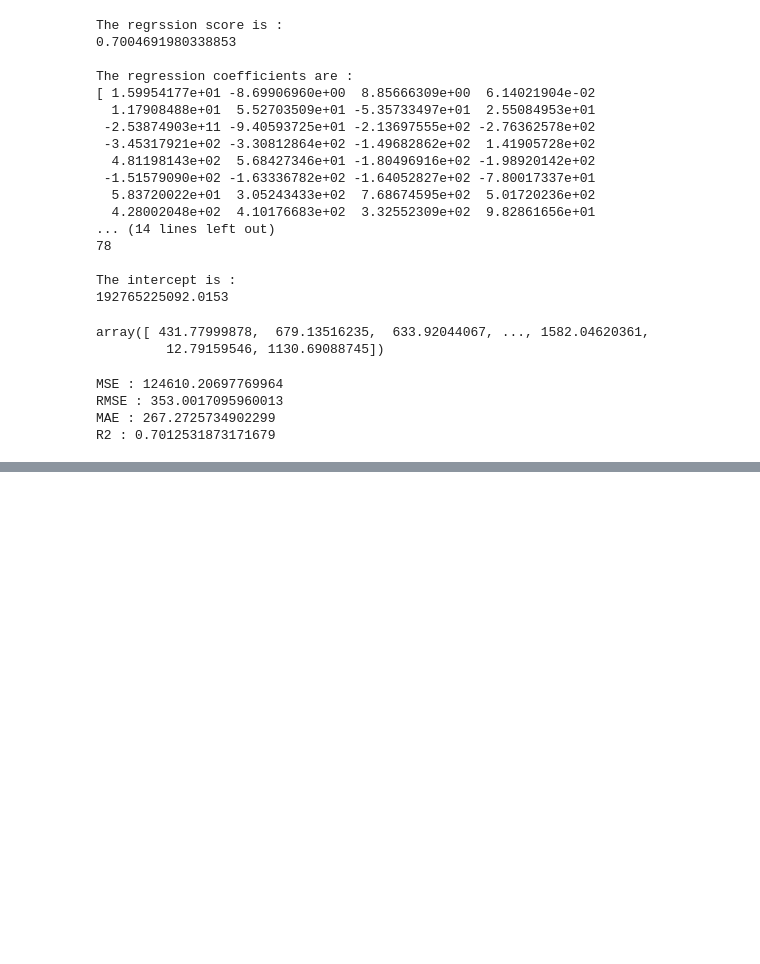
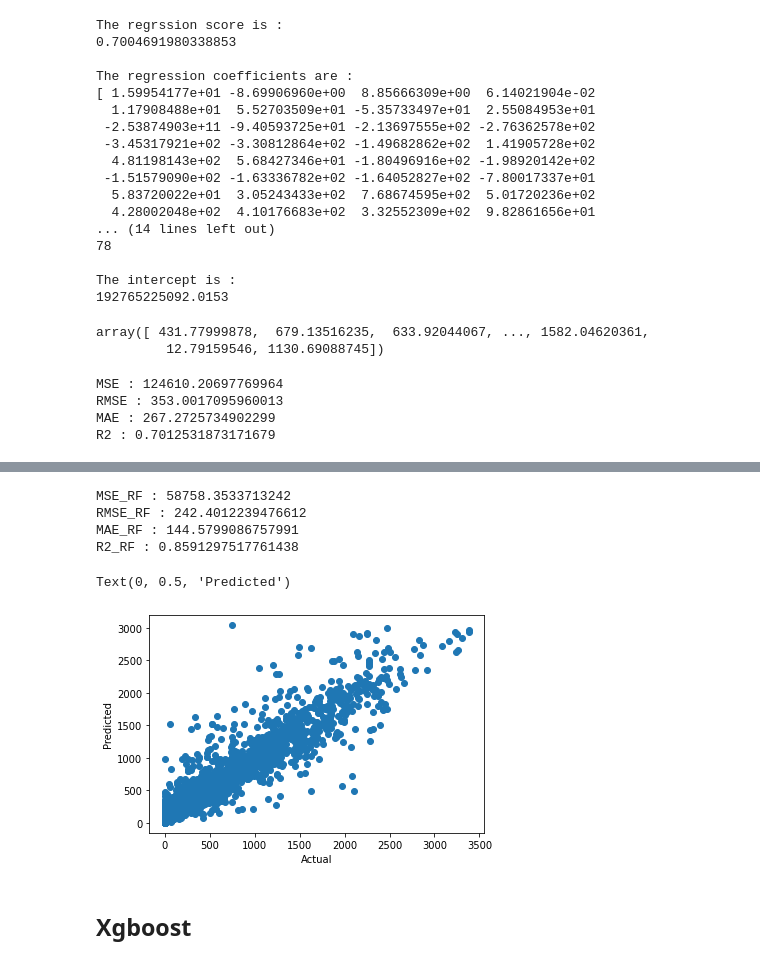
Before and after one commit to Bibhuti-MLAI/Bike-Sharing-Demand-Prediction, a Jupyter notebook: Bike_Sharing_Demand_Prediction_Capstone_Project.ipynb, the cells around one changed output, grey strips where cells are left out. Drawn from its saved outputs; the diff is of its cells as text; code cells hidden in the pictures; blank space fills up the shorter version.

```diff
--- a/Bike_Sharing_Demand_Prediction_Capstone_Project.ipynb
+++ b/Bike_Sharing_Demand_Prediction_Capstone_Project.ipynb
@@ -367,0 +519,6 @@ R2 : 0.7012531873171679
+# %%
+# Create the RandomForestRegressor
+from sklearn.ensemble import RandomForestRegressor
+rf_model = RandomForestRegressor()
+
+rf_model.fit(x_train,y_train)
@@ -367,0 +533,34 @@ R2 : 0.7012531873171679
+# %%
+# Making predictions on train and test data
+
+y_pred_train = rf_model.predict(x_train)
+y_pred_rf = rf_model.predict(x_test)
+# %%
+from sklearn.metrics import mean_squared_error
+MSE_RF= mean_squared_error(y_test, y_pred_rf)
+print("MSE_RF :",MSE_RF)
+
+RMSE_RF=np.sqrt(MSE_RF)
+print("RMSE_RF :",RMSE_RF)
+
+
+MAE_RF= mean_absolute_error(y_test, y_pred_rf)
+print("MAE_RF :",MAE_RF)
+
+from sklearn.metrics import r2_score
+R2_RF= r2_score((y_test), (y_pred_rf))
+print("R2_RF :",R2_RF)
+# %% [output]
+MSE_RF : 58758.3533713242
+RMSE_RF : 242.4012239476612
+MAE_RF : 144.5799086757991
+R2_RF : 0.8591297517761438
+# %%
+plt.scatter(y_test, y_pred_rf)
+plt.xlabel('Actual')
+plt.ylabel('Predicted')
+# %% [output]
+Text(0, 0.5, 'Predicted')
+[figure, added]
+# %% [markdown]
+## **Xgboost**
```
Also changed, not shown: parts of 24 cells of this notebook.
